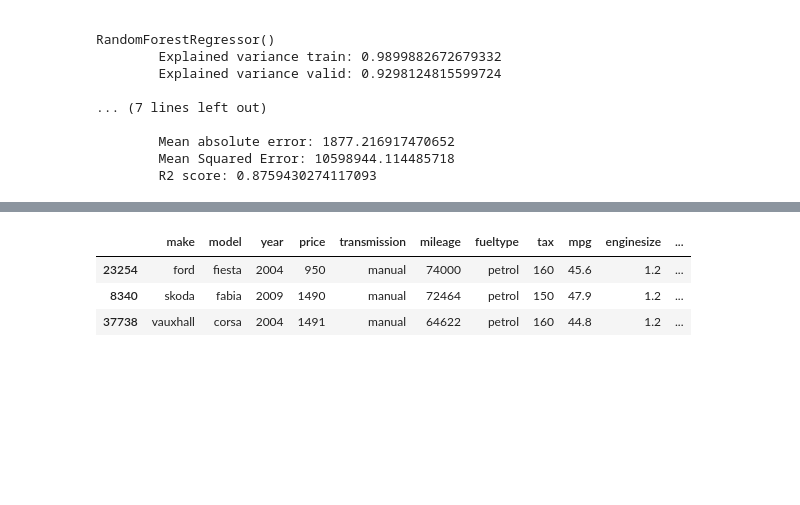
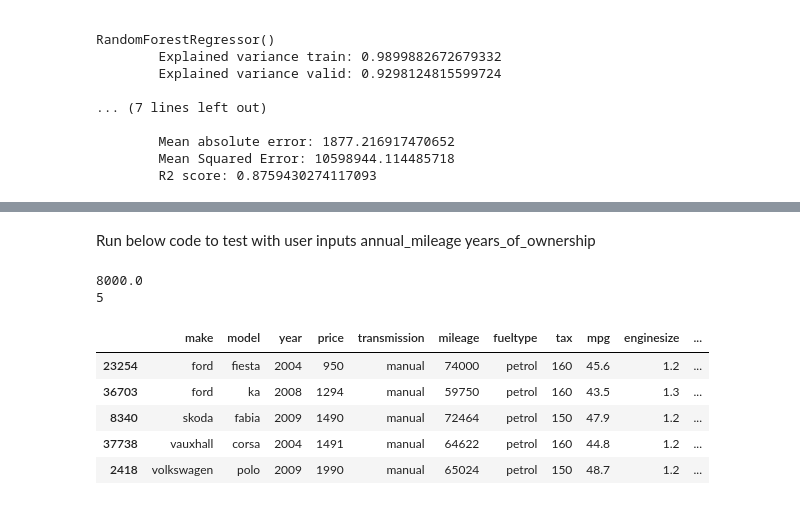
Before and after one commit to rohithajith/RGU-Hack, a Jupyter notebook: codebook.ipynb, the cells around one changed output, grey strips where cells are left out. Drawn from its saved outputs; the diff is of its cells as text; code cells hidden in the pictures; blank space fills up the shorter version.

```diff
--- a/codebook.ipynb
+++ b/codebook.ipynb
@@ -18,3 +1,20 @@ df = pd.read_csv('/Users/rohith/Developer/rguhackcode/rguhack/project/GlobalE&C
+# %%
+import pandas as pd
+from sklearn.ensemble import RandomForestRegressor
+import xgboost as xgb
+from sklearn.linear_model import LinearRegression
+from sklearn.neighbors import KNeighborsRegressor
+from sklearn.ensemble import ExtraTreesRegressor, RandomForestRegressor
+from sklearn.tree import DecisionTreeRegressor
+
+regressors = [
+    #LinearRegression(),
+    KNeighborsRegressor(),
+    RandomForestRegressor(),
+    DecisionTreeRegressor(),
+]
+
+df = pd.read_csv('/Users/rohith/Developer/globalec/RGU-Hack/output_datasetAK47.csv')
 # %%
 # One-hot encoding the 'fuelType', 'make', 'model', and 'transmission' columns
 df_encoded = pd.get_dummies(df, columns=['make', 'model', 'transmission', 'fueltype'])
@@ -146,0 +153,8 @@ model.fit(X_train, y_train)  # Train the model on the training data
+# %%
+import xgboost as xgb
+
+# Create an instance of the XGBRegressor model
+model = xgb.XGBRegressor()
+
+# Fit the model on the training data
+model.fit(X_train, y_train)
@@ -147,3 +173,7 @@ model.fit(X_train, y_train)  # Train the model on the training data
+# %% [markdown]
+Run below code to test with user inputs
+    annual_mileage
+    years_of_ownership
 # %%
 import pandas as pd
 
@@ -151,35 +181,41 @@ import pandas as pd
 # user inputs
 annual_mileage = float(input("Enter the annual mileage: "))
 years_of_ownership = int(input("Enter the number of years you plan to own the car: "))
+print(annual_mileage)
+print(years_of_ownership)
 
 # Calculate annual fuel cost
 df['annual_fuel_cost'] = df['fuel_cost_per_mile'] * annual_mileage
 
 # Calculate total fuel cost for the period of ownership
 df['total_fuel_cost'] = df['annual_fuel_cost'] * years_of_ownership
 
 # Calculate total maintenance cost for the period of ownership
 df['total_maintenance_cost'] = df['maintenancecostyearly'] * years_of_ownership
 
 # Calculate total cost of ownership
 df['total_cost_of_ownership'] = df['price'] + df['total_fuel_cost'] + df['total_maintenance_cost']
 
 # Optionally, sort the DataFrame by total cost of ownership to find the cheapest cars
 df_sorted = df.sort_values('total_cost_of_ownership').reset_index(drop=True)
 
 # Let's see the top 5 cars with the least total cost of ownership
 top_5_cheapest_cars = df_sorted.head(5)
 predicted_prices = model.predict(X[features])
 
 df['predicted_price'] = predicted_prices
 
 # Find the top 3 cheapest cars based on predicted price
-top_3_predicted_cars = df.nsmallest(3, 'predicted_price')
+top_3_predicted_cars = df.nsmallest(5, 'predicted_price')
 
 # Display the results
 top_3_predicted_cars
 # %% [output]
+8000.0
+5
 |  | make | model | year | price | transmission | mileage | fueltype | tax | mpg | enginesize | ... |
 | 23254 | ford | fiesta | 2004 | 950 | manual | 74000 | petrol | 160 | 45.6 | 1.2 | ... |
+| 36703 | ford | ka | 2008 | 1294 | manual | 59750 | petrol | 160 | 43.5 | 1.3 | ... |
 | 8340 | skoda | fabia | 2009 | 1490 | manual | 72464 | petrol | 150 | 47.9 | 1.2 | ... |
 | 37738 | vauxhall | corsa | 2004 | 1491 | manual | 64622 | petrol | 160 | 44.8 | 1.2 | ... |
+| 2418 | volkswagen | polo | 2009 | 1990 | manual | 65024 | petrol | 150 | 48.7 | 1.2 | ... |
```
Also changed, not shown: parts of 7 cells of this notebook, 5 other files.
